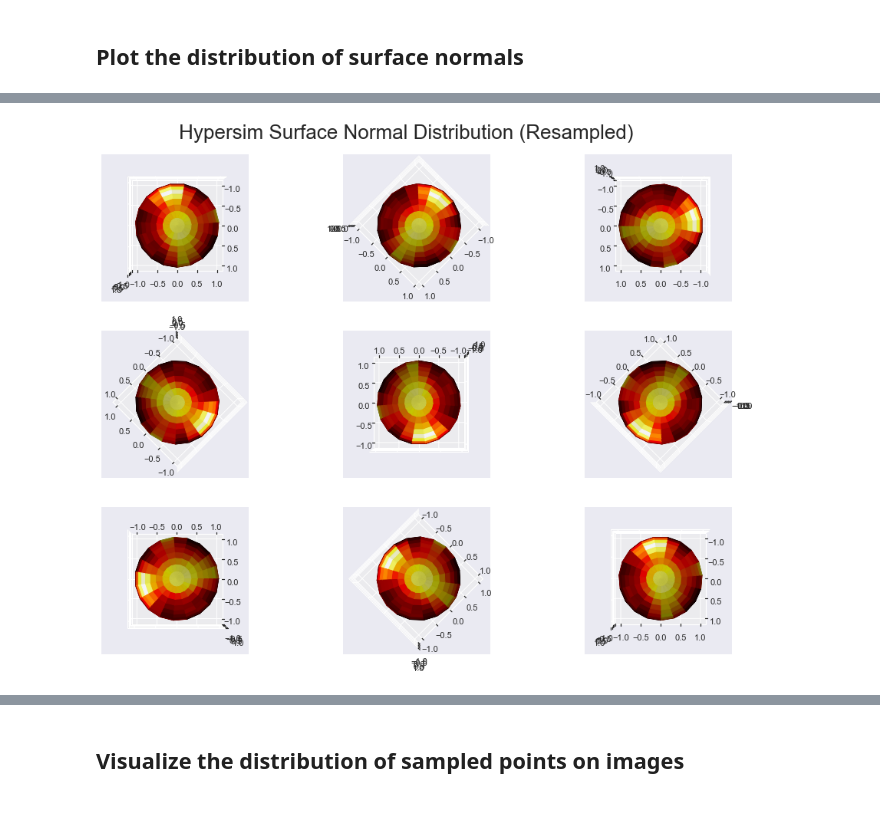
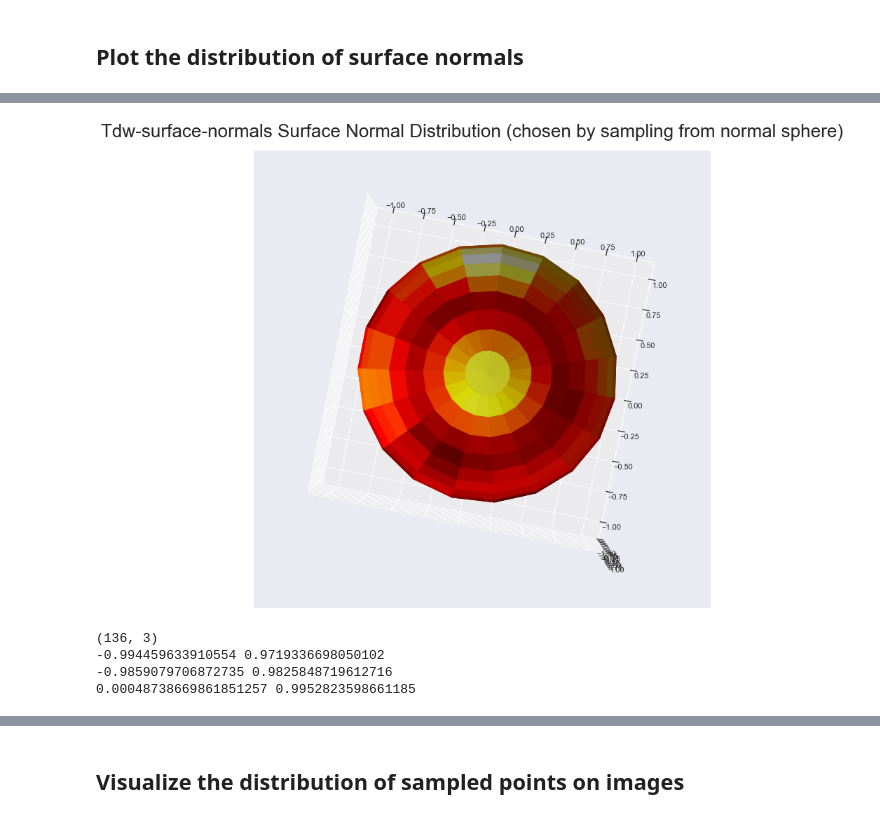
Before and after one commit to yifr/mlve, a Jupyter notebook: analysis/surface_normals_pre-experiment.ipynb, the cells around one changed output, grey strips where cells are left out. Cells and saved outputs as stored; diff of their text form; code cells hidden in the pictures.

```diff
--- a/analysis/surface_normals_pre-experiment.ipynb
+++ b/analysis/surface_normals_pre-experiment.ipynb
@@ -213,22 +221,3 @@ def calculate_heatmap(pointList, threshold=0.5):
 # %%
 true_directions = np.array([x for x in df["trueArrowDirection"]])
 gt_heatmap, true_coords = calculate_heatmap(true_directions)
-# %%
-if experimentName != "nsd_surface-normals":
-
-    fig = plt.figure(figsize=(16,12))
-    ax1 = fig.add_subplot( 1, 2, 1, projection='3d')
-
-
-    ax1.set_title("True distribution of points", fontsize=25)
-
-    ax1.scatter(true_directions[:, 0], true_directions[:, 1], true_directions[:, 2])
-
-    angle = 45
-    degrees = 30
-    ax1.view_init(degrees, angle)
-else:
-    fig = plt.figure(figsize=(16,12))
-    ax1 = fig.add_subplot( 1, 1, 1, projection='3d')
-    ax1.set_title("Participant distribution of points", fontsize=25)
-    ax1.scatter(indicator_directions[:, 0], indicator_directions[:, 1], indicator_directions[:, 2])
@@ -237,20 +224,42 @@ else:
 # %%
-fig = plt.figure(figsize=(16,12))
+def plot_normals(coords, normal_map, tile=False):
+    fig = plt.figure(figsize=(16,12))
+    rotation = 280
+    angle = 90
+    if tile:
+        c = 0
+        for i in range(3):
+            angle += 90
+            rotation = 0
+            for j in range(3):
+                c += 1
+                ax = fig.add_subplot(3, 3, c, projection='3d')
+                x, y, z = coords
+                ax.plot_surface(x, y, z, cstride=1, rstride=1, facecolors=cm.hot(normal_map))
+                ax.view_init(angle, rotation)
+                rotation += 90
 
-rotation = 0
-angle = 90
-c = 0
-for i in range(3):
-    for j in range(3):
-        c += 1
-        ax = fig.add_subplot(3, 3, c, projection='3d')
-        x, y, z = true_coords
-        ax.plot_surface(x, y, z, cstride=1, rstride=1, facecolors=cm.hot(gt_heatmap))
+    else:
+        ax = fig.add_subplot(111, projection='3d')
+        x, y, z = coords
+        ax.plot_surface(x, y, z, cstride=1, rstride=1, facecolors=cm.hot(normal_map))
         ax.view_init(angle, rotation)
-        rotation += 45
 
-dataset = experimentName.split("_")[0]
-plt.suptitle(dataset.capitalize() + " Surface Normal Distribution (Resampled)", y=0.925)
-plt.show()
+    dataset = experimentName.split("_")[0]
+    plt.suptitle(dataset.capitalize() + " Surface Normal Distribution (chosen by sampling from normal sphere)", y=0.925)
+    plt.show()
+
+plot_normals(true_coords, gt_heatmap)
 # %% [output]
-[figure, old version]
+[figure, new version]
+# %%
+normals = np.array(df["trueArrowDirection"].tolist())
+
+print(normals.shape)
+for i in range(3):
+    print(np.min(normals[:, i]), np.max(normals[:, i]))
+# %% [output]
+(136, 3)
+-0.994459633910554 0.9719336698050102
+-0.9859079706872735 0.9825848719612716
+0.00048738669861851257 0.9952823598661185
```
Also changed, not shown: parts of 7 cells of this notebook, 3 other files.
